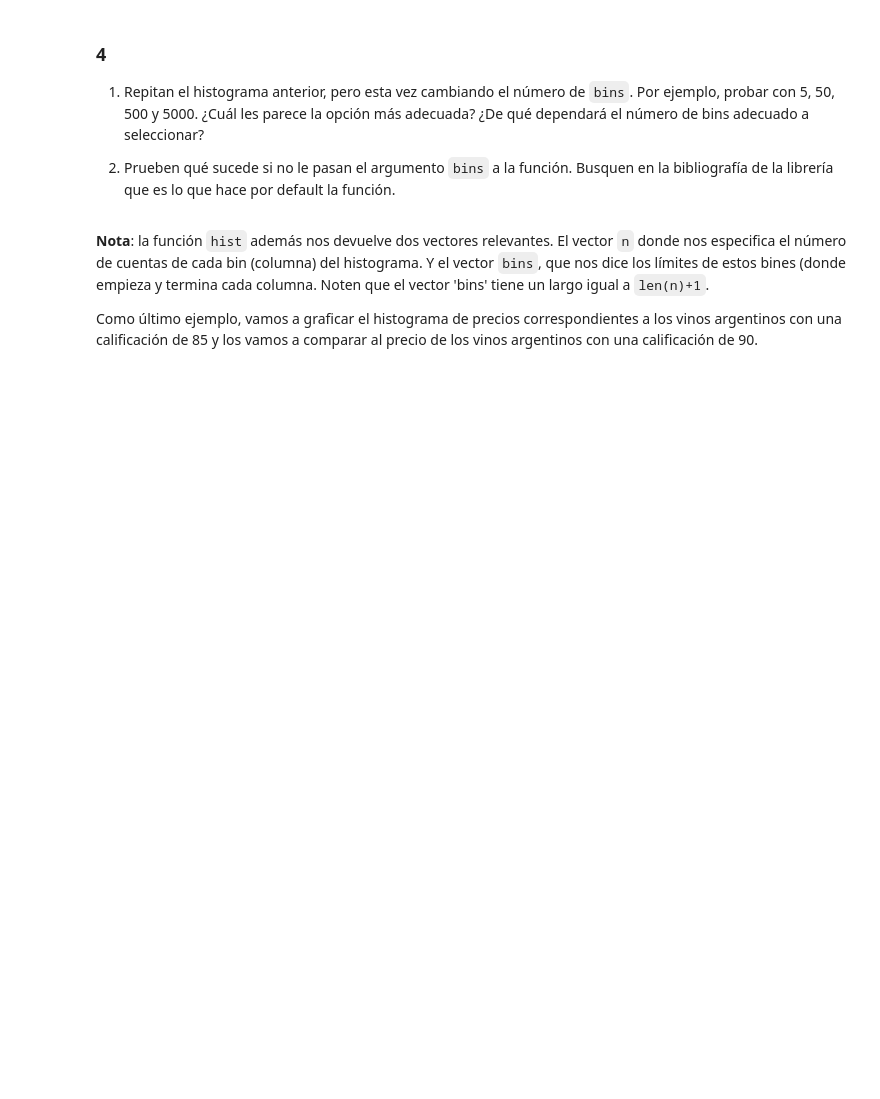
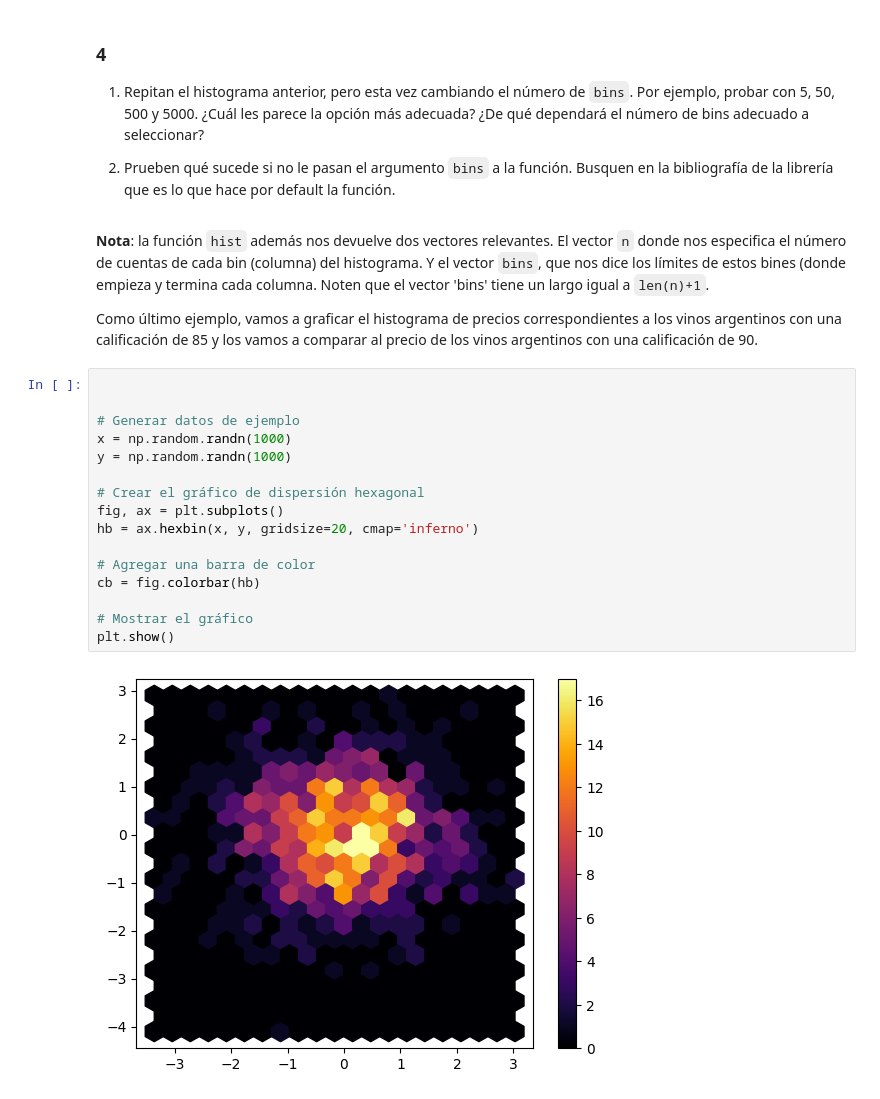
Before and after one commit to EmilianoEmanuelSosa/HENRY_CARRER, a Jupyter notebook: M5Down/Clase 06/Homework.ipynb, the cells around one changed output. Saved outputs shown, nothing was run; the diff lists cells and outputs as text; blank space fills up the shorter version.

```diff
--- a/M5Down/Clase 06/Homework.ipynb
+++ b/M5Down/Clase 06/Homework.ipynb
@@ -109,3 +114,21 @@ FileNotFoundError: [Errno 2] No such file or directory: 'M5Down\\Clase 06\\iris_
 **Nota**: la función `hist` además nos devuelve dos vectores relevantes. El vector `n` donde nos especifica el número de cuentas de cada bin (columna) del histograma. Y el vector `bins`, que nos dice los límites de estos bines (donde empieza y termina cada columna. Noten que el vector 'bins' tiene un largo igual a `len(n)+1`.
 
 Como último ejemplo, vamos a graficar el histograma de precios correspondientes a los vinos argentinos con una calificación de 85 y los vamos a comparar al precio de los vinos argentinos con una calificación de 90.
+# %%
+
+
+# Generar datos de ejemplo
+x = np.random.randn(1000)
+y = np.random.randn(1000)
+
+# Crear el gráfico de dispersión hexagonal
+fig, ax = plt.subplots()
+hb = ax.hexbin(x, y, gridsize=20, cmap='inferno')
+
+# Agregar una barra de color
+cb = fig.colorbar(hb)
+
+# Mostrar el gráfico
+plt.show()
+# %% [output]
+[figure, added]
```
Also changed, not shown: parts of 3 cells of this notebook.
